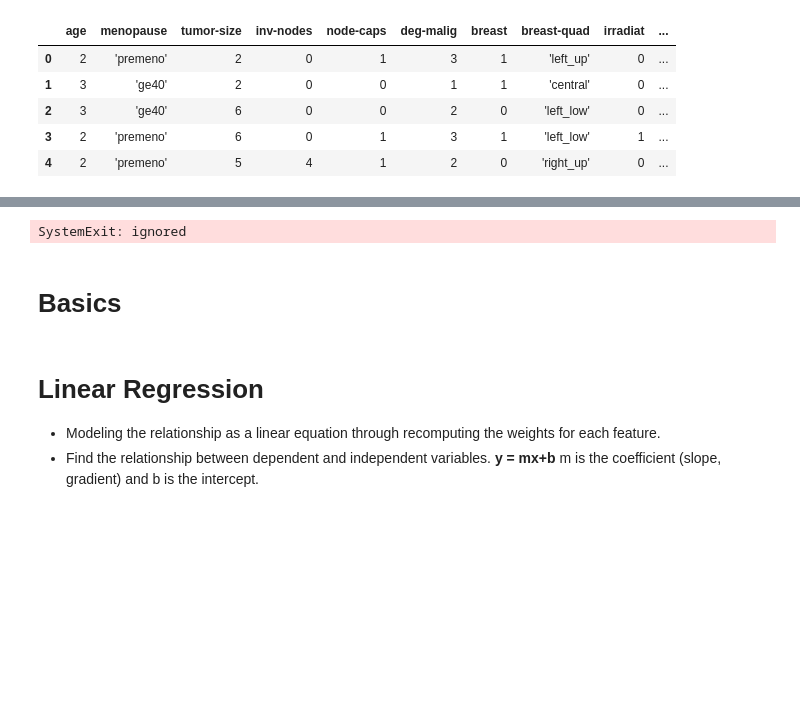
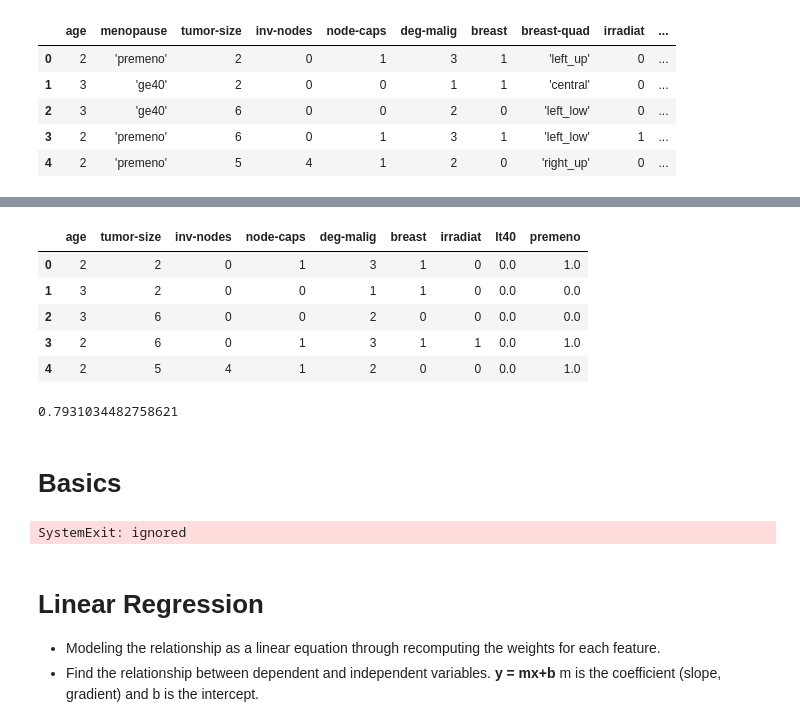
Before and after one commit to mckolu/DataScience, a Jupyter notebook: 3_Breast_Cancer_Project.ipynb, the cells around one changed output, grey strips where cells are left out. Cells and saved outputs as stored; diff of their text form; code cells hidden in the pictures; blank space fills up the shorter version.

```diff
--- a/3_Breast_Cancer_Project.ipynb
+++ b/3_Breast_Cancer_Project.ipynb
@@ -60,3 +54,17 @@ df.head()
 | 2 | 3 | 'ge40' | 6 | 0 | 0 | 2 | 0 | 'left_low' | 0 | ... |
 | 3 | 2 | 'premeno' | 6 | 0 | 1 | 3 | 1 | 'left_low' | 1 | ... |
 | 4 | 2 | 'premeno' | 5 | 4 | 1 | 2 | 0 | 'right_up' | 0 | ... |
+# %%
+# Preprocessing
+
+from sklearn.preprocessing import OneHotEncoder
+
+encoder = OneHotEncoder(drop='first', sparse =False, handle_unknown='ignore')
+converted = pd.DataFrame(encoder.fit_transform(df[['menopause']]), columns=['lt40', 'premeno'])
+
+converted
+
+df_new = pd.concat([df, converted],axis='columns')
+# df_new = df.drop(columns=['menopause'], axis=1)
+
+df_new.head()
@@ -63,11 +78,40 @@ df.head()
+# %%
+X = df_new.drop(columns=['breast-quad', 'rec', 'menopause'], axis=1)
+y = df_new['rec']
+
+X.head()
+# %% [output]
+|  | age | tumor-size | inv-nodes | node-caps | deg-malig | breast | irradiat | lt40 | premeno |
+| 0 | 2 | 2 | 0 | 1 | 3 | 1 | 0 | 0.0 | 1.0 |
+| 1 | 3 | 2 | 0 | 0 | 1 | 1 | 0 | 0.0 | 0.0 |
+| 2 | 3 | 6 | 0 | 0 | 2 | 0 | 0 | 0.0 | 0.0 |
+| 3 | 2 | 6 | 0 | 1 | 3 | 1 | 1 | 0.0 | 1.0 |
+| 4 | 2 | 5 | 4 | 1 | 2 | 0 | 0 | 0.0 | 1.0 |
+# %%
+from sklearn.model_selection import train_test_split
+
+X_train, X_test, y_train, y_test = train_test_split(X, y, test_size=0.1) # random_state makes sure to generate the same numbers (randomization)len()
+
+logreg = LogisticRegression(max_iter=10000)
+logreg.fit(X_train, y_train)
+
+y_predicted = logreg.predict(X_test)
+
+logreg.score(X_test, y_test)
+
+# from sklearn.metrics import confusion_matrix
+# cm = confusion_matrix(y_test, y_predicted)
+# confusion_matrix(y_test, y_predicted)
+# %% [output]
+0.7931034482758621
+# %% [markdown]
+# Basics
 # %%
 import sys
 
 sys.exit()
 # %% [output]
 SystemExit: ignored
-# %% [markdown]
-# Basics
 # %%
 # Tesla T4
 # !nvidia-smi
```
Also changed, not shown: parts of 2 cells of this notebook.
